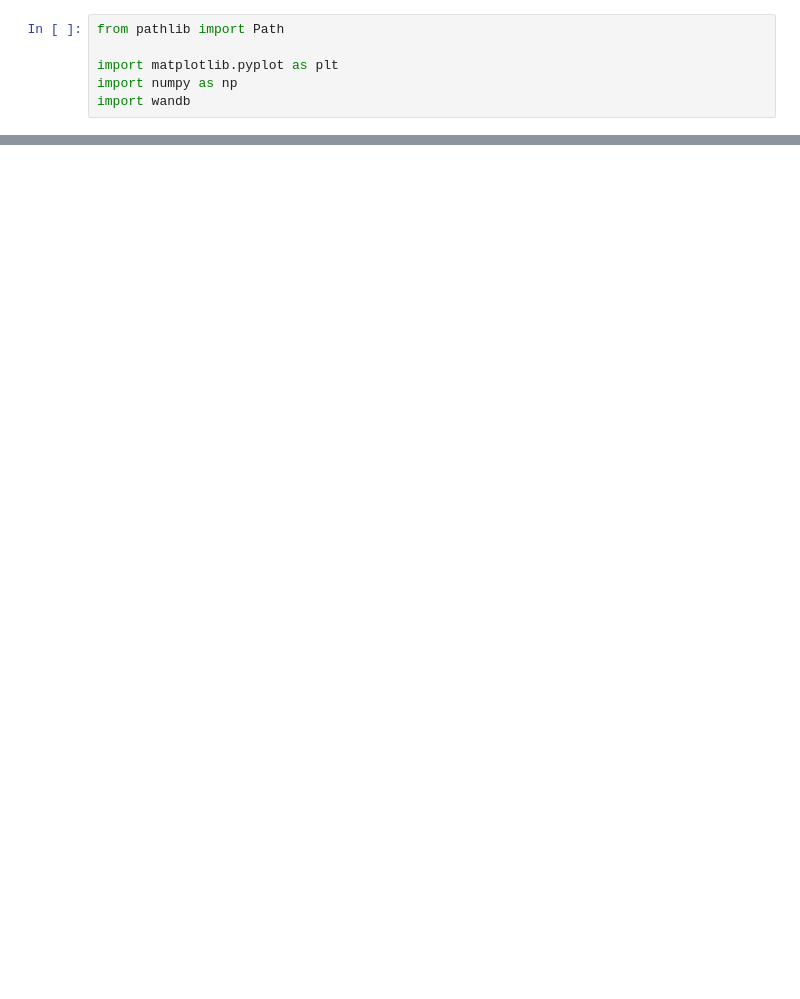
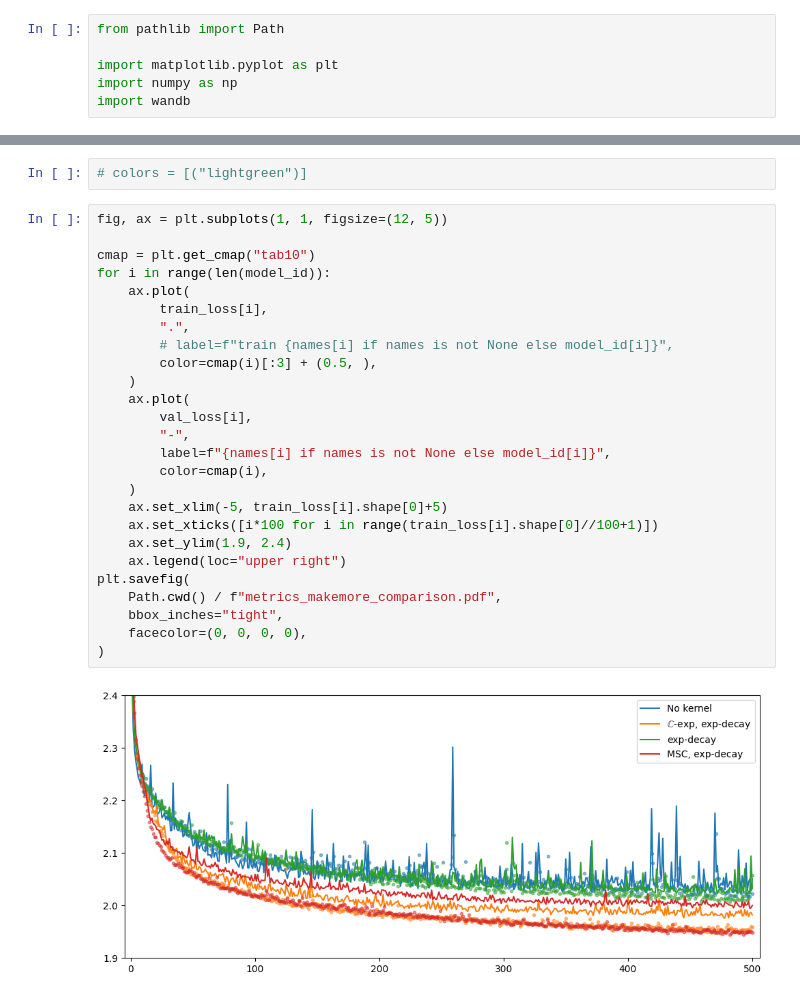
Before and after one commit to irkri/elissabeth, a Jupyter notebook: projects/wandb_extract.ipynb, the cells around one changed output, grey strips where cells are left out. Saved outputs shown, nothing was run; the diff lists cells and outputs as text; blank space fills up the shorter version.

```diff
--- a/projects/wandb_extract.ipynb
+++ b/projects/wandb_extract.ipynb
@@ -51,0 +60,30 @@ plt.show()
+# %%
+# colors = [("lightgreen")]
+# %%
+fig, ax = plt.subplots(1, 1, figsize=(12, 5))
+
+cmap = plt.get_cmap("tab10")
+for i in range(len(model_id)):
+    ax.plot(
+        train_loss[i],
+        ".",
+        # label=f"train {names[i] if names is not None else model_id[i]}",
+        color=cmap(i)[:3] + (0.5, ),
+    )
+    ax.plot(
+        val_loss[i],
+        "-",
+        label=f"{names[i] if names is not None else model_id[i]}",
+        color=cmap(i),
+    )
+    ax.set_xlim(-5, train_loss[i].shape[0]+5)
+    ax.set_xticks([i*100 for i in range(train_loss[i].shape[0]//100+1)])
+    ax.set_ylim(1.9, 2.4)
+    ax.legend(loc="upper right")
+plt.savefig(
+    Path.cwd() / f"metrics_makemore_comparison.pdf",
+    bbox_inches="tight",
+    facecolor=(0, 0, 0, 0),
+)
+# %% [output]
+[figure, added]
```
Also changed, not shown: parts of 6 cells of this notebook.
